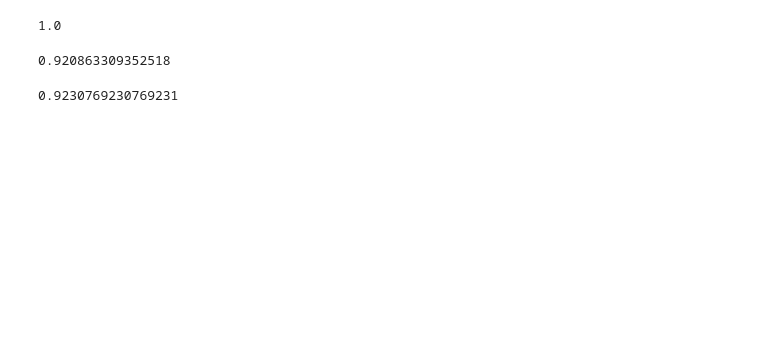
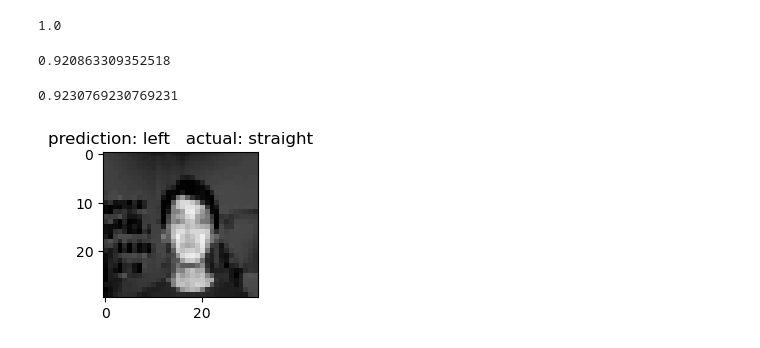
Before and after one commit to victorzarzu/dl-notebooks, a Jupyter notebook: tom_mitchell/Artificial Neural Networks/face_direction.ipynb, the cells around one changed output. Drawn from its saved outputs; the diff is of its cells as text; code cells hidden in the pictures; blank space fills up the shorter version.

```diff
--- a/tom_mitchell/Artificial Neural Networks/face_direction.ipynb
+++ b/tom_mitchell/Artificial Neural Networks/face_direction.ipynb
@@ -7,6 +7,7 @@ np.random.seed(42)
 # %%
 IMAGE_HEIGHT = 30
 IMAGE_WIDTH = 32
+DEPTH = 142
 # %%
 def read_pgm(pgmf):
     """Return a raster of integers from a PGM as a list of lists."""
@@ -33,3 +58,12 @@ def create_output(name):
+# %%
+def instance_to_image(instance):
+    image = []
+    for i in range(IMAGE_HEIGHT):
+        row = [x * DEPTH for x in instance[(i * IMAGE_WIDTH):((i + 1) * IMAGE_WIDTH)]]
+        assert(len(row)) == IMAGE_WIDTH
+        image.append(row)
+
+    return image
 # %%
 train_file = 'train_files.txt'
 validation_file = "validation_files.txt"
@@ -383,8 +370,6 @@ class Model:
             layer = layers[contor]
             input = inputs[contor]
 
-            #print(layer.get_name() + " " + str(len(input)))
-
             if layer.get_next_layer() == None:
                 layer.update_weights(input, target)
             else:
@@ -392,33 +377,30 @@ class Model:
 
             contor -= 1
 
-    @classmethod
-    def __get_max(cls, v):
-        maximum = 0
-        pos = -1
-
-        for i in range(len(v)):
-            if v[i] > maximum:
-                maximum = v[i]
-                pos = i
-
-        return pos
 
     def accuracy(self, instances, targets):
         correct = 0
         for instance, target in zip(instances, targets):
             prediction = self.apply(instance)
-            if Model.__get_max(prediction) == Model.__get_max(target):
+            if get_max(prediction) == get_max(target):
                 correct += 1
 
         return correct / len(instances)
 
 
     def fit(self, instances, targets):
+        accuracy_list = []
+        epochs_list = []
         for i in range(self.__epochs):
             for instance, target in zip(instances, targets):
                 self.updateWeightsModel(instance, target)
+
                 self.reset_error()
+
+            accuracy_list.append(self.accuracy(instances, targets))
+            epochs_list.append(i)
+
+        return [accuracy_list, epochs_list]
 # %%
 train_instances = [element[0] for element in train_set]
 train_targets = [element[1] for element in train_set]
@@ -428,4 +410,4 @@ model.add_layer(InputLayer(IMAGE_HEIGHT * IMAGE_WIDTH))
 model.add_layer(Layer(no_previous_nodes = IMAGE_WIDTH * IMAGE_HEIGHT, no_nodes = 32, function = SigmoidFunction(), name = 'Hidden 1'))
 model.add_layer(OutputLayer(no_previous_nodes = 32, no_nodes = 4, function = SigmoidFunction(), name = 'Output'))
 # %%
-model.fit(train_instances, train_targets)
+[accuracy, epochs] = model.fit(train_instances, train_targets)
@@ -445,3 +435,15 @@ test_targets = [element[1] for element in test_set]
 model.accuracy(test_instances, test_targets)
 # %% [output]
 0.9230769230769231
+# %%
+for instance, target in zip(test_instances, test_targets):
+    prediction = output_to_orientation(model.apply(instance))
+    orientation = output_to_orientation(target)
+    if prediction != orientation:
+        image = instance_to_image(instance)
+        plt.figure(figsize=(2, 2))
+        plt.title('prediction: ' + prediction + "   actual: " + orientation)
+        plt.imshow(image, cmap = 'gray', vmin = 0, vmax = DEPTH)
+        break
+# %% [output]
+[figure, added]
```
Also changed, not shown: parts of 4 cells of this notebook, 3 other files.
